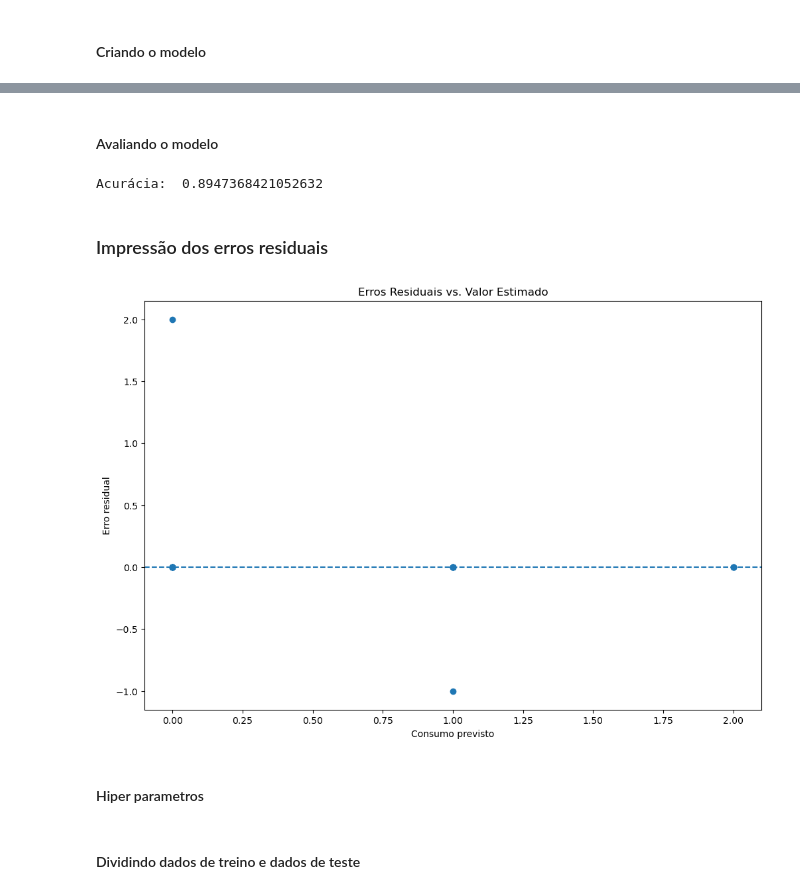
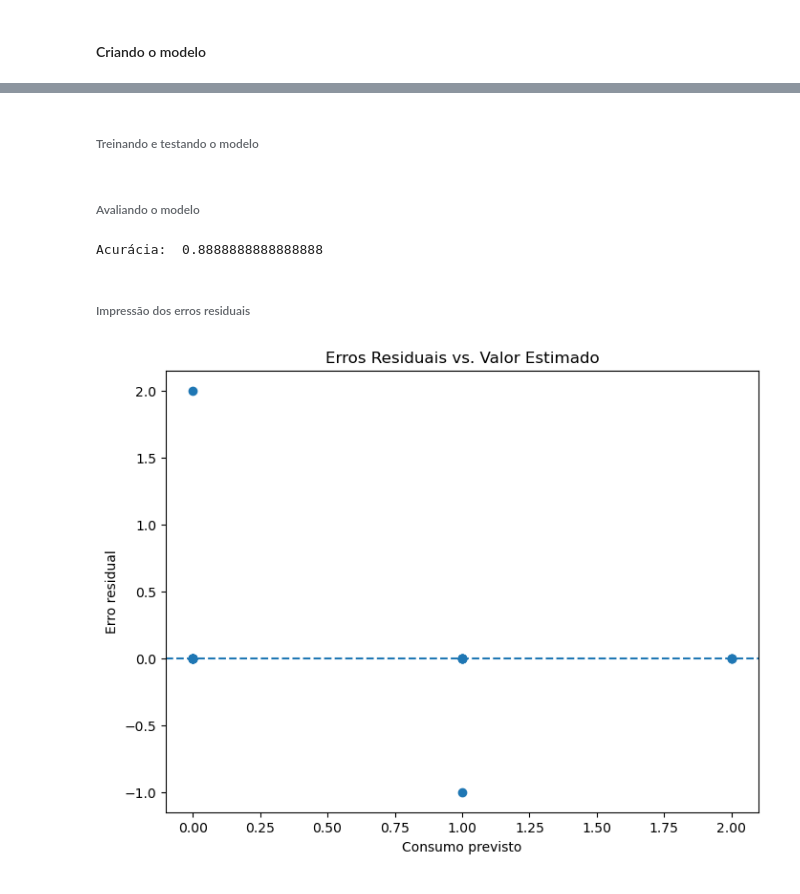
Before and after one commit to PET-Controle-e-Automacao-UESC/contas_de_energia, a Jupyter notebook: src/arvore_decisao.ipynb, the cells around one changed output, grey strips where cells are left out. Cells and saved outputs as stored; diff of their text form; code cells hidden in the pictures.

```diff
--- a/src/arvore_decisao.ipynb
+++ b/src/arvore_decisao.ipynb
@@ -54,2 +45,4 @@ df_residencial = pd.read_csv("./databases/raw/CONSUMO MENSAL DE ENERGIA ELÉTRIC
+# %%
+df_residencial = pd.read_pickle("./databases/processed/classes-consumoComercialPorUF.pkl")
 # %% [markdown]
 #### Divisão dos labels / dados
@@ -60,6 +78,6 @@ y = df_residencial["consumo"]
 #### Hiper parametros
 # %%
 semente_randomica = 42
-divisao_treino_teste = 0.3
+divisao_treino_teste = 0.35
 # %% [markdown]
 #### Dividindo dados de treino e dados de teste
@@ -66,2 +86,5 @@ divisao_treino_teste = 0.3
 # %%
-X_train, X_test, y_train, y_test = train_test_split(X, y, random_state = semente_randomica, train_size = divisao_treino_teste)
+X_train, X_test, y_train, y_test = train_test_split(X,
+                                                    y,
+                                                    random_state = semente_randomica,
+                                                    train_size = divisao_treino_teste)
@@ -70,27 +122,29 @@ X_train, X_test, y_train, y_test = train_test_split(X, y, random_state = semente
 # %%
 arvore_decisao = models.DecisionTree.DecisionTree()
+# %% [markdown]
+###### Treinando e testando o modelo
 # %%
 arvore_decisao.fit(X_train, y_train)
 y_predict = arvore_decisao.predict(X_test)
 # %% [markdown]
-#### Avaliando o modelo
+###### Avaliando o modelo
 # %%
 print("Acurácia: ", metrics.accuracy_score(y_true = y_test, y_pred = y_predict))
 # %% [output]
-Acurácia:  0.8947368421052632
+Acurácia:  0.8888888888888888
 # %% [markdown]
-### Impressão dos erros residuais
+###### Impressão dos erros residuais
 # %%
-figura = plt.figure(figsize = (12, 8))
+figura = plt.figure(figsize = (8, 6))
 
 erros_residuais = y_test - y_predict
 
 plt.title("Erros Residuais vs. Valor Estimado")
 plt.scatter(y_predict, erros_residuais)
 plt.axhline(y = 0, linestyle = "--")
 plt.xlabel("Consumo previsto")
 plt.ylabel("Erro residual")
 
 plt.show()
 # %% [output]
-[figure, old version]
+[figure, new version]
@@ -100,2 +150,0 @@ y = df_residencial["consumo"]
-# %% [markdown]
-#### Hiper parametros
@@ -105,2 +150,0 @@ divisao_treino_teste = 0.3
-# %% [markdown]
-#### Dividindo dados de treino e dados de teste
```
Also changed, not shown: parts of 53 cells of this notebook, 2 other files.
